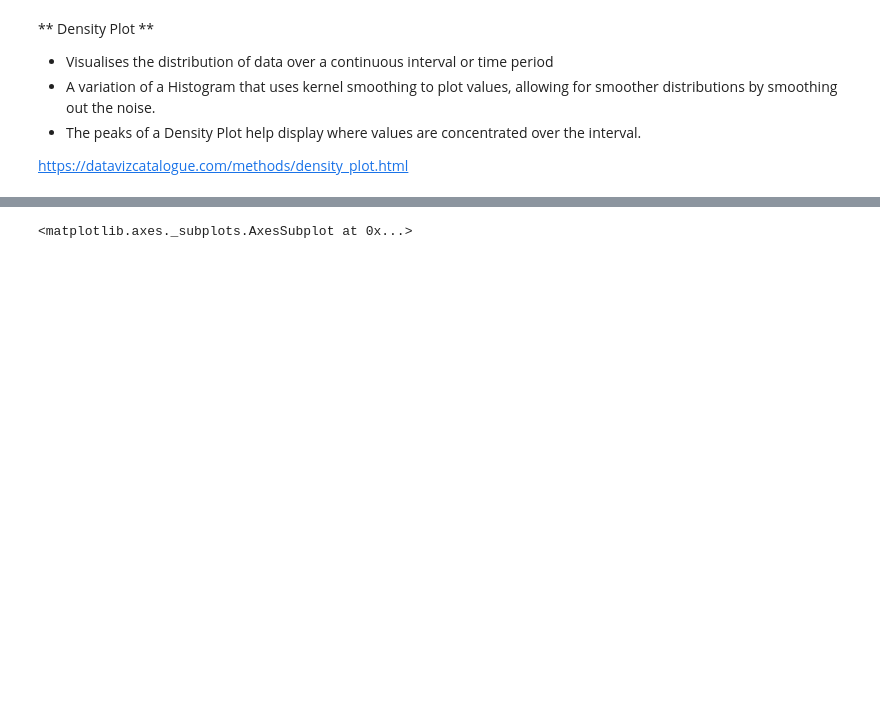
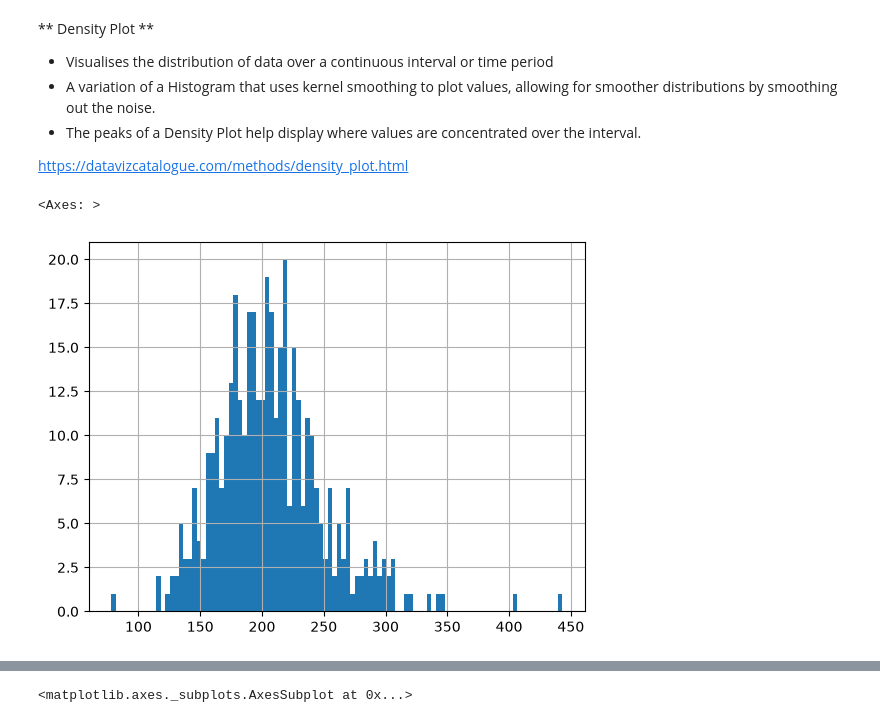
Before and after one commit to dbabichenko/python_for_data_and_analytics, a Jupyter notebook: EDA and Data visualization/Visualization.ipynb, the cells around one changed output, grey strips where cells are left out. Cells and saved outputs as stored; diff of their text form; code cells hidden in the pictures; blank space fills up the shorter version.

Commit message:
Changed visualization examples

```diff
--- a/EDA and Data visualization/Visualization.ipynb
+++ b/EDA and Data visualization/Visualization.ipynb
@@ -51,3 +51,8 @@ pylab.show()
 * The peaks of a Density Plot help display where values are concentrated over the interval.
 
 https://datavizcatalogue.com/methods/density_plot.html
+# %%
+df['chol'].hist(bins=100)
+# %% [output]
+<Axes: >
+[figure, added]
```
Also changed, not shown: parts of 11 cells of this notebook, 1 other file.
